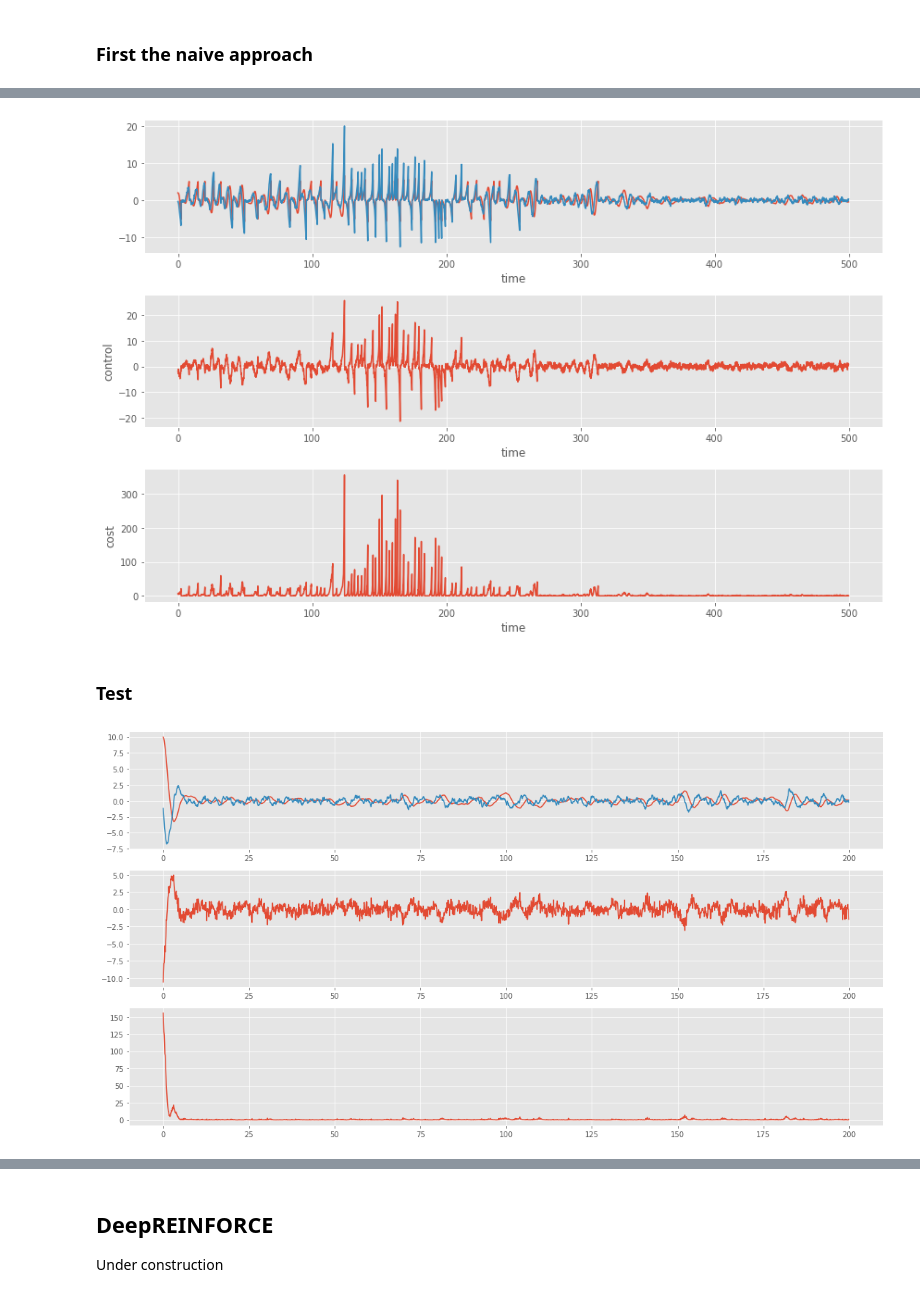
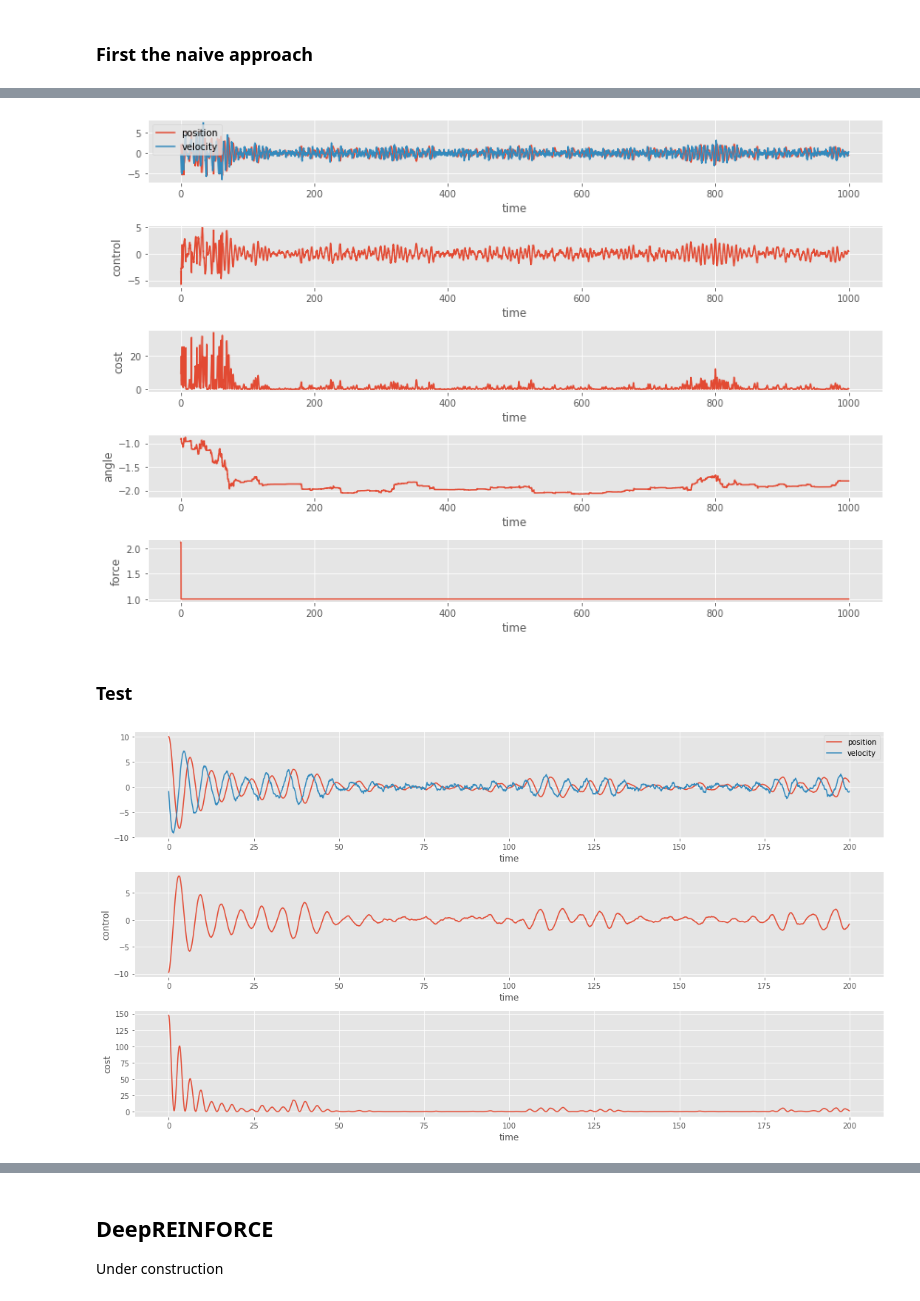
Before and after one commit to JopNiessen/DualControl, a Jupyter notebook: PolicyGradientMethods.ipynb, the cells around one changed output, grey strips where cells are left out. Drawn from its saved outputs; the diff is of its cells as text; code cells hidden in the pictures.

```diff
--- a/PolicyGradientMethods.ipynb
+++ b/PolicyGradientMethods.ipynb
@@ -61,26 +91,30 @@ The aim is to learn the optimal policy adaptively. Therefore, there no random sa
 # %%
-key = jrandom.PRNGKey(0)
+key = jrandom.PRNGKey(5)
 
 # Initialize system
 x0 = jnp.array([2, 0])
 SDI = StochasticDoubleIntegrator(x0)
 
-T = 500
+T = 1000
 n_obs = 2
 
 # Initialize controller
-controller = linear_controller(key, (1, n_obs))
+controller = linear_controller(key, (1, n_obs), eta=1e-3)
+controller.update_interval = 5
 
 # run environment
-TH, X, U, C, L, controller = run_controlled_environment(key, controller, SDI, T, training_wheels=True, method='PolicyGradient')
+TH, X, U, C, L, P, M, controller = run_controlled_environment(key, controller, SDI, T, training_wheels=True, method='PolicyGradient')
 
-fig, ax = plt.subplots(3, figsize=(12,8))
-ax[0].plot(TH, X[:,0])
-ax[0].plot(TH, X[:,1])
+fig, ax = plt.subplots(5, figsize=(12,8))
+ax[0].plot(TH, X[:,0], label='position')
+ax[0].plot(TH, X[:,1], label='velocity')
+ax[0].legend()
 ax[1].plot(TH, U)
 ax[2].plot(TH, C)
-labels = {'ylab': [None, 'control', 'cost']}
-for idx in range(3):
+ax[3].plot(TH, P)
+ax[4].plot(TH, M)
+labels = {'ylab': [None, 'control', 'cost', 'angle', 'force']}
+for idx in range(5):
     ax[idx].set_xlabel('time')
     ax[idx].set_ylabel(labels['ylab'][idx])
 plt.tight_layout()
@@ -89,4 +122,4 @@ WARNING:jax._src.lib.xla_bridge:No GPU/TPU found, falling back to CPU. (Set TF_C
-[figure, old version]
+[figure, new version]
 # %% [markdown]
 ### Test
 # %%
@@ -95,16 +128,21 @@ x0 = np.array([10, 0])
 SDI = StochasticDoubleIntegrator(x0)
 
 # Run controler
-th, X, U, C, _, controller = run_controlled_environment(key, controller, SDI, 200, learning=False)
+th, X, U, C, _, _, _, controller = run_controlled_environment(key, controller, SDI, 200, learning=False)
 
 fig, ax = plt.subplots(3, figsize=(15,8))
-ax[0].plot(th, X[:, 0])
-ax[0].plot(th, X[:, -1])
+ax[0].plot(th, X[:, 0], label='position')
+ax[0].plot(th, X[:, -1], label='velocity')
+ax[0].legend()
 ax[1].plot(th, U)
 ax[2].plot(th, C)
+labels = {'ylab': [None, 'control', 'cost']}
+for idx in range(3):
+    ax[idx].set_xlabel('time')
+    ax[idx].set_ylabel(labels['ylab'][idx])
 plt.tight_layout()
 # %% [output]
-[figure, old version]
+[figure, new version]
 # %%
 from matplotlib import cm
 n=10
```
Also changed, not shown: parts of 3 cells of this notebook, 7 other files.
